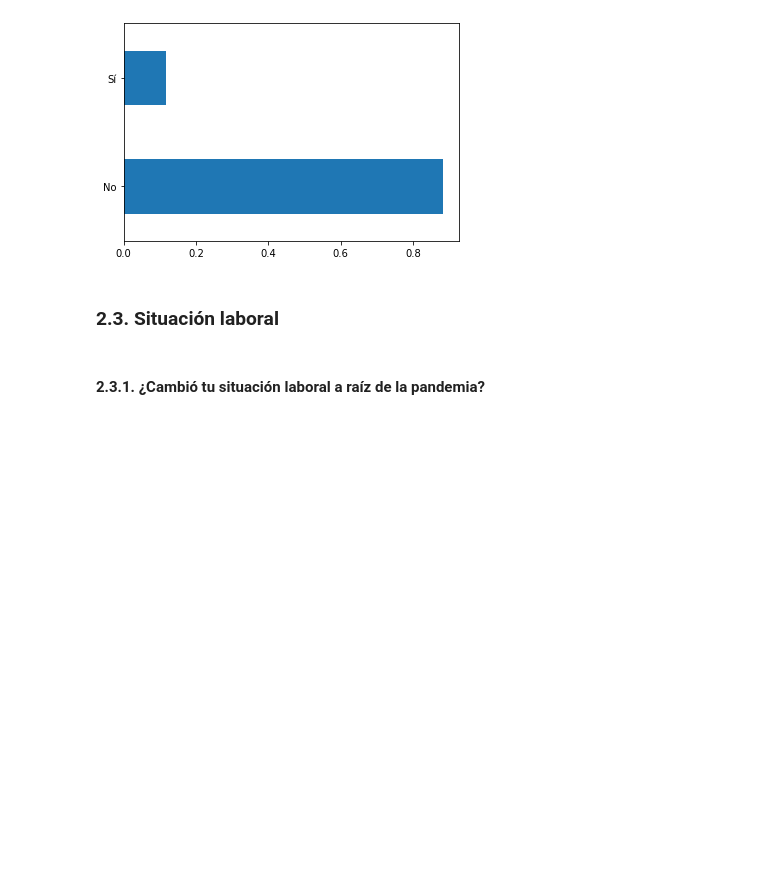
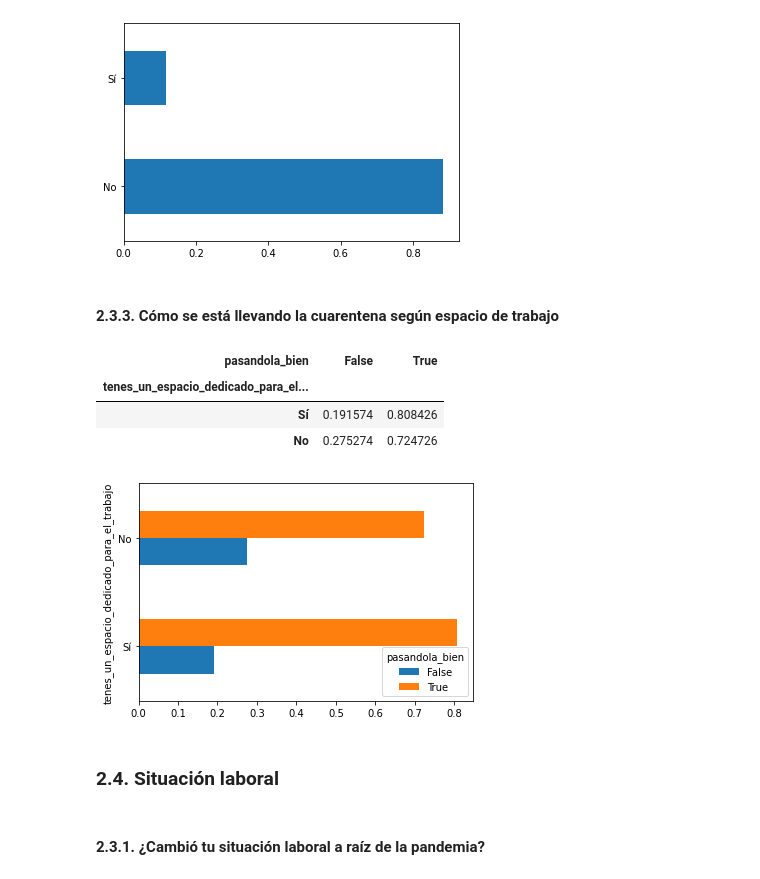
Before and after one commit to SebastianESaavedra/openqube-sueldos, a Jupyter notebook: pipeline/covid-analysis.ipynb, the cells around one changed output. Cells and saved outputs as stored; diff of their text form; code cells hidden in the pictures; blank space fills up the shorter version.

Commit message:
Rearrenging graph order

```diff
--- a/pipeline/covid-analysis.ipynb
+++ b/pipeline/covid-analysis.ipynb
@@ -347,8 +348,25 @@ gph.plot.barh();
 charts["espacio_trabajo_compartido"] = to_rechart(gph)
 # %% [output]
 [figure]
+# %% [markdown]
+#### 2.3.3. Cómo se está llevando la cuarentena según espacio de trabajo
+# %%
+aux = df.copy()
+wp = aux['pasandola_bien'] = aux['como_venis_llevando_la_cuarentena'].isin([3, 4])
+wp = aux.groupby(["pasandola_bien", "tenes_un_espacio_dedicado_para_el_trabajo"])["tenes_un_espacio_dedicado_para_el_trabajo"].count().unstack("pasandola_bien").fillna(0).sort_values(by=1, ascending=False)
+
+wp.div(wp.sum(axis=1), axis=0)
+# %% [output]
+| pasandola_bien | False | True |
+| tenes_un_espacio_dedicado_para_el... |  |  |
+| Sí | 0.191574 | 0.808426 |
+| No | 0.275274 | 0.724726 |
+# %%
+wp.div(wp.sum(axis=1), axis=0).plot(kind="barh", ax=plt.gca());
+# %% [output]
+[figure, added]
 # %% [markdown]
-### 2.3. Situación laboral
+### 2.4. Situación laboral
 # %% [markdown]
 #### 2.3.1. ¿Cambió tu situación laboral a raíz de la pandemia?
 # %%
```
Also changed, not shown: parts of 28 cells of this notebook.
